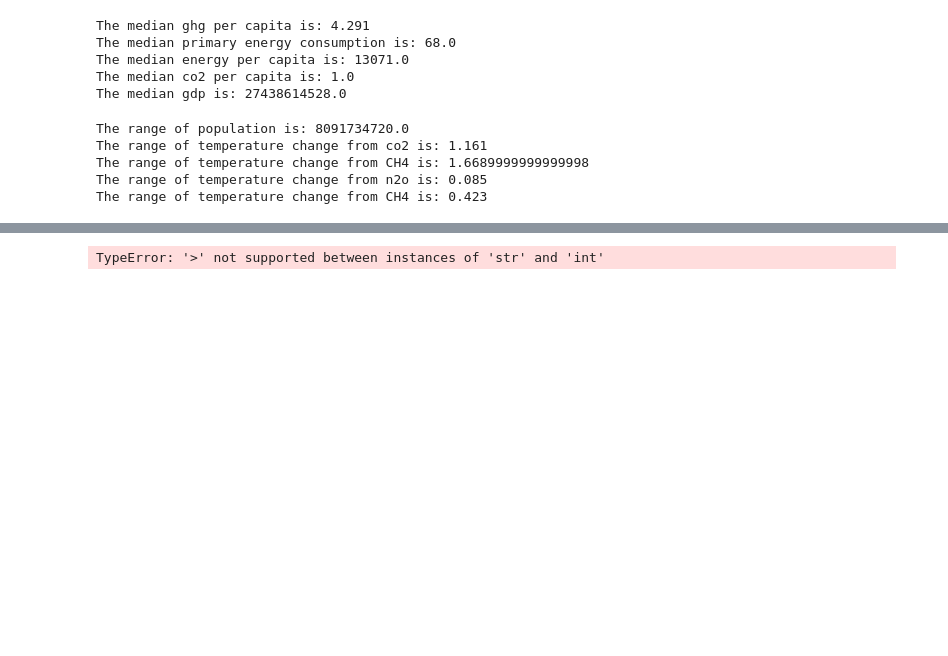
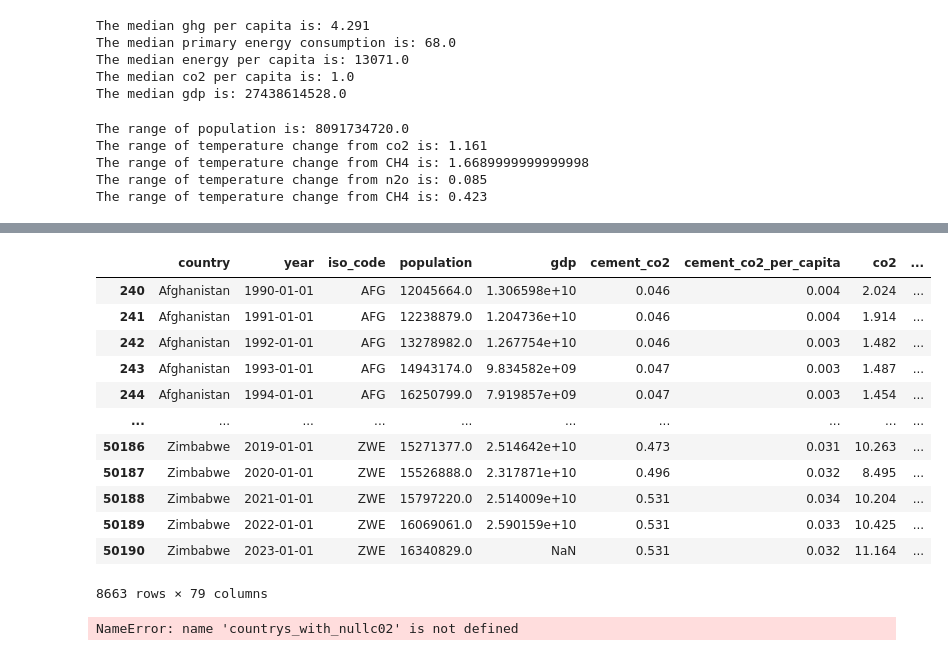
Before and after one commit to gappeah/Analyzing-Global-CO2-Emissions, a Jupyter notebook: main.ipynb, the cells around one changed output, grey strips where cells are left out. Saved outputs shown, nothing was run; the diff lists cells and outputs as text; code cells hidden in the pictures; blank space fills up the shorter version.

```diff
--- a/main.ipynb
+++ b/main.ipynb
@@ -164,9 +167,31 @@ display(df)
 50191 rows × 79 columns
 # %%
-co2_1990 = df.loc["year" > 1990]
-print(co2_1990.head())
+co2_1990 = df[df['year'] >= '1990']   # Filter for years after 1990
+display(co2_1990)
+
+
+
+countrys_with_nullc02 - df[df['country', 'co2'].isnull()]  # Filter for countries with null CO2 emissions
+display(countrys_with_nullc02)
+
+
+#co2_1990 = df.loc["year" > 1990]
+#print(co2_1990.head())
 # %% [output]
+|  | country | year | iso_code | population | gdp | cement_co2 | cement_co2_per_capita | co2 | ... |
+| 240 | Afghanistan | 1990-01-01 | AFG | 12045664.0 | 1.306598e+10 | 0.046 | 0.004 | 2.024 | ... |
+| 241 | Afghanistan | 1991-01-01 | AFG | 12238879.0 | 1.204736e+10 | 0.046 | 0.004 | 1.914 | ... |
+| 242 | Afghanistan | 1992-01-01 | AFG | 13278982.0 | 1.267754e+10 | 0.046 | 0.003 | 1.482 | ... |
+| 243 | Afghanistan | 1993-01-01 | AFG | 14943174.0 | 9.834582e+09 | 0.047 | 0.003 | 1.487 | ... |
+| 244 | Afghanistan | 1994-01-01 | AFG | 16250799.0 | 7.919857e+09 | 0.047 | 0.003 | 1.454 | ... |
+| ... | ... | ... | ... | ... | ... | ... | ... | ... | ... |
+| 50186 | Zimbabwe | 2019-01-01 | ZWE | 15271377.0 | 2.514642e+10 | 0.473 | 0.031 | 10.263 | ... |
+| 50187 | Zimbabwe | 2020-01-01 | ZWE | 15526888.0 | 2.317871e+10 | 0.496 | 0.032 | 8.495 | ... |
+| 50188 | Zimbabwe | 2021-01-01 | ZWE | 15797220.0 | 2.514009e+10 | 0.531 | 0.034 | 10.204 | ... |
+| 50189 | Zimbabwe | 2022-01-01 | ZWE | 16069061.0 | 2.590159e+10 | 0.531 | 0.033 | 10.425 | ... |
+| 50190 | Zimbabwe | 2023-01-01 | ZWE | 16340829.0 | NaN | 0.531 | 0.032 | 11.164 | ... |
-TypeError: '>' not supported between instances of 'str' and 'int'
+8663 rows × 79 columns
+NameError: name 'countrys_with_nullc02' is not defined
 # %%
 #- Handle missing values (e.g., impute population using median or drop rows).
 # %%
```
Also changed, not shown: parts of 1 cell of this notebook.
